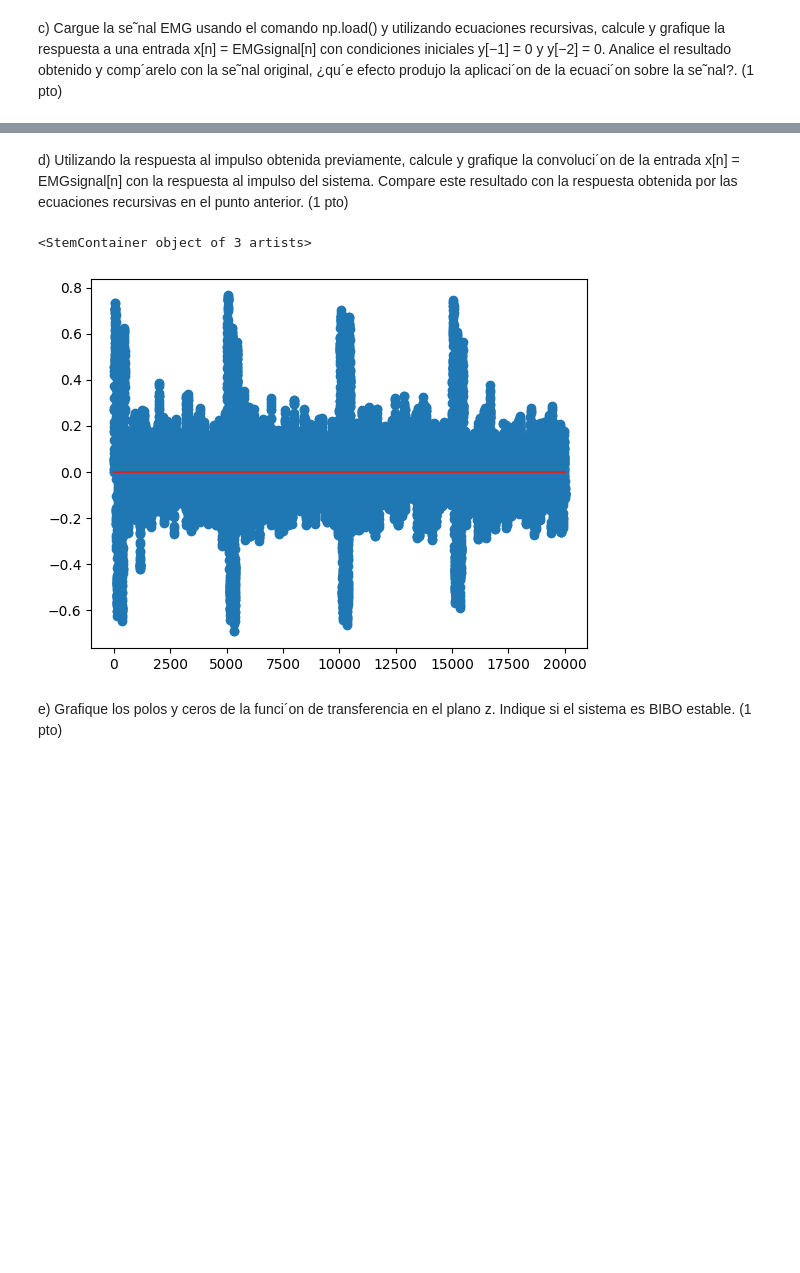
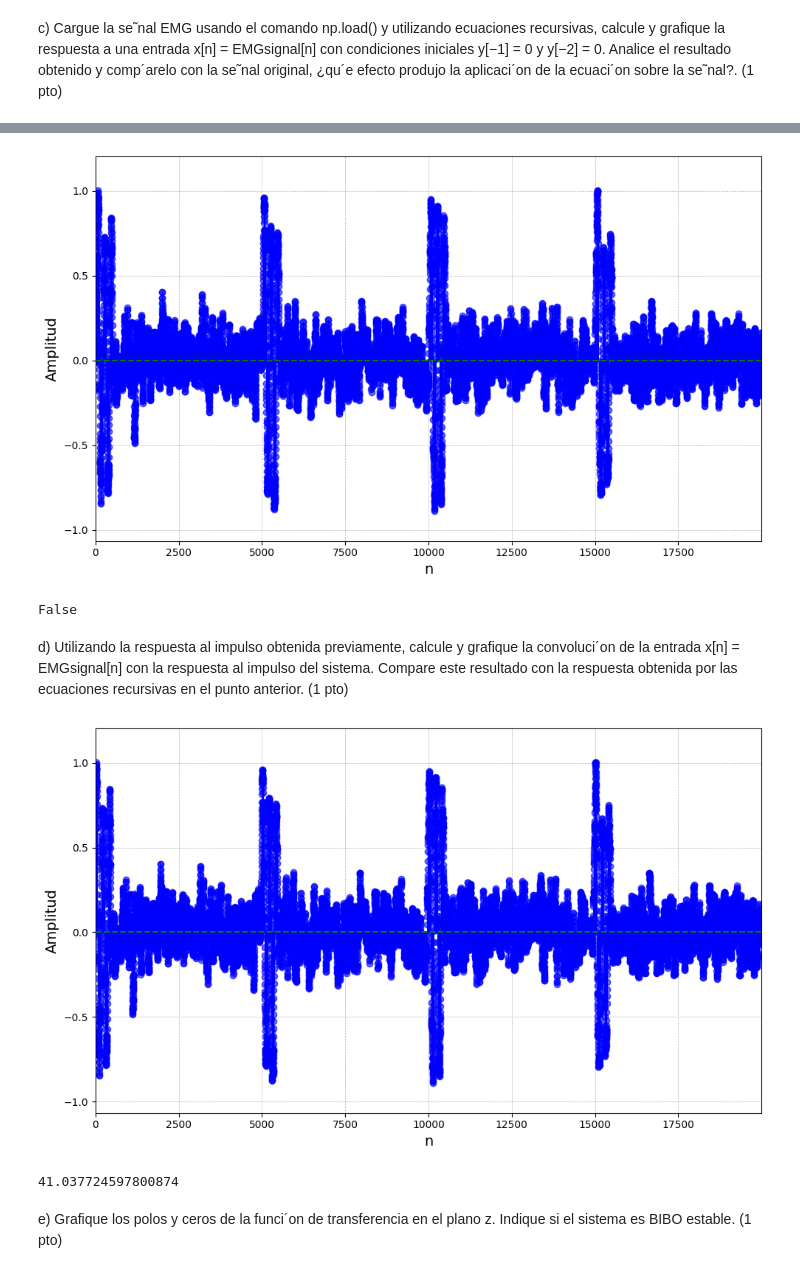
Before and after one commit to ExampleToFollow/PracticasPDS, a Jupyter notebook: Lab3/LAB3_IF_Computacional_HineillCespedes_20213704.ipynb, the cells around one changed output, grey strips where cells are left out. Drawn from its saved outputs; the diff is of its cells as text; code cells hidden in the pictures; blank space fills up the shorter version.

```diff
--- a/Lab3/LAB3_IF_Computacional_HineillCespedes_20213704.ipynb
+++ b/Lab3/LAB3_IF_Computacional_HineillCespedes_20213704.ipynb
@@ -112,13 +138,27 @@ plt.stem(np.arange(len(ola)) , ola)
+# %%
+#Usando filter
+salida_emg_filter = lfilter(coeficiente_x,coeficiente_y,emg_signal)
+plotear_mucho(np.arange(len(salida_emg_filter)),salida_emg_filter,"")
+# %% [output]
+[figure, added]
+# %%
+np.allclose(salida_emg_filter ,salida_emg[:len(salida_emg_filter)])
+# %% [output]
+False
 # %% [markdown]
 d) Utilizando la respuesta al impulso obtenida previamente, calcule y grafique la convoluci´on de la entrada
 x[n] = EMGsignal[n] con la respuesta al impulso del sistema. Compare este resultado con la respuesta
 obtenida por las ecuaciones recursivas en el punto anterior. (1 pto)
 # %%
-ola = np.convolve(emg_signal,respuesta_impulso ,mode="same")
-plt.stem(np.arange(len(ola)) , ola)
+salida_emg_convolve = np.convolve(emg_signal,respuesta_impulso ,mode="same")
+plotear_mucho(np.arange(len(salida_emg_convolve)), salida_emg_convolve ,"")
 # %% [output]
-<StemContainer object of 3 artists>
-[figure, old version]
+[figure, new version]
+# %%
+np.allclose(salida_emg_convolve,salida_emg[:len(salida_emg_convolve)])
+print(np.linalg.norm(salida_emg_convolve -salida_emg[:len(salida_emg_convolve)] ))
+# %% [output]
+41.037724597800874
 # %% [markdown]
 e) Grafique los polos y ceros de la funci´on de transferencia en el plano z. Indique si el sistema es BIBO
 estable. (1 pto)
```
Also changed, not shown: parts of 5 cells of this notebook.
